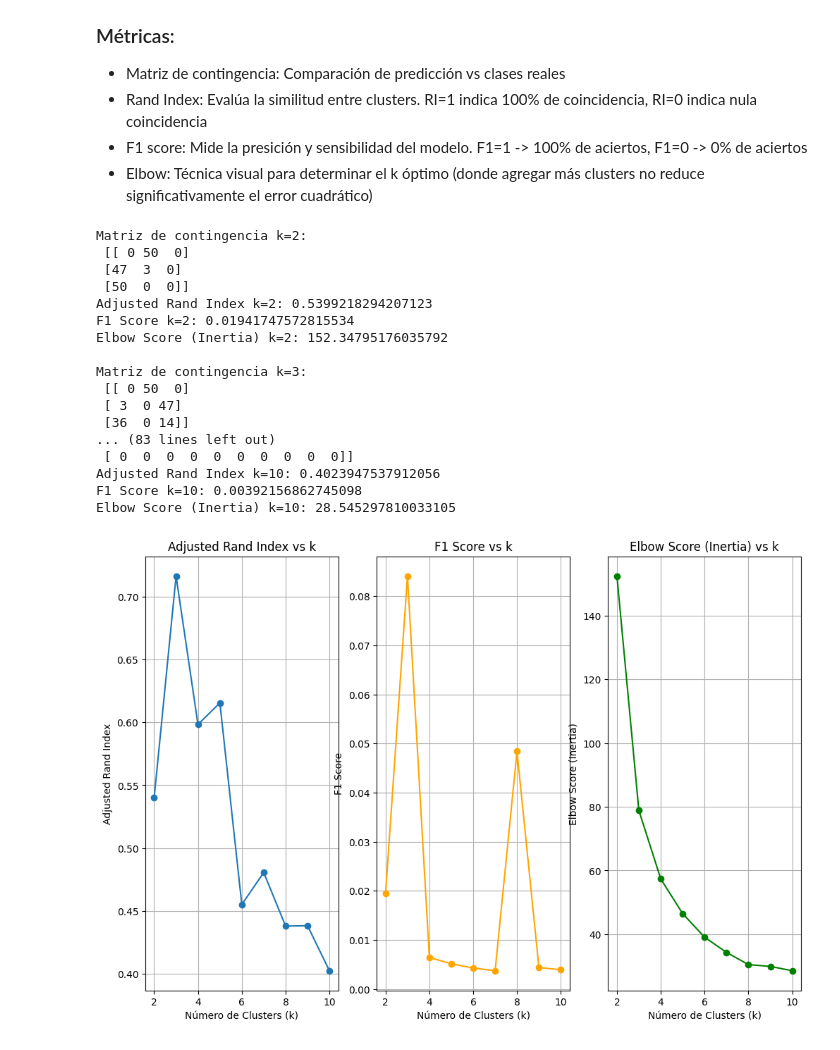
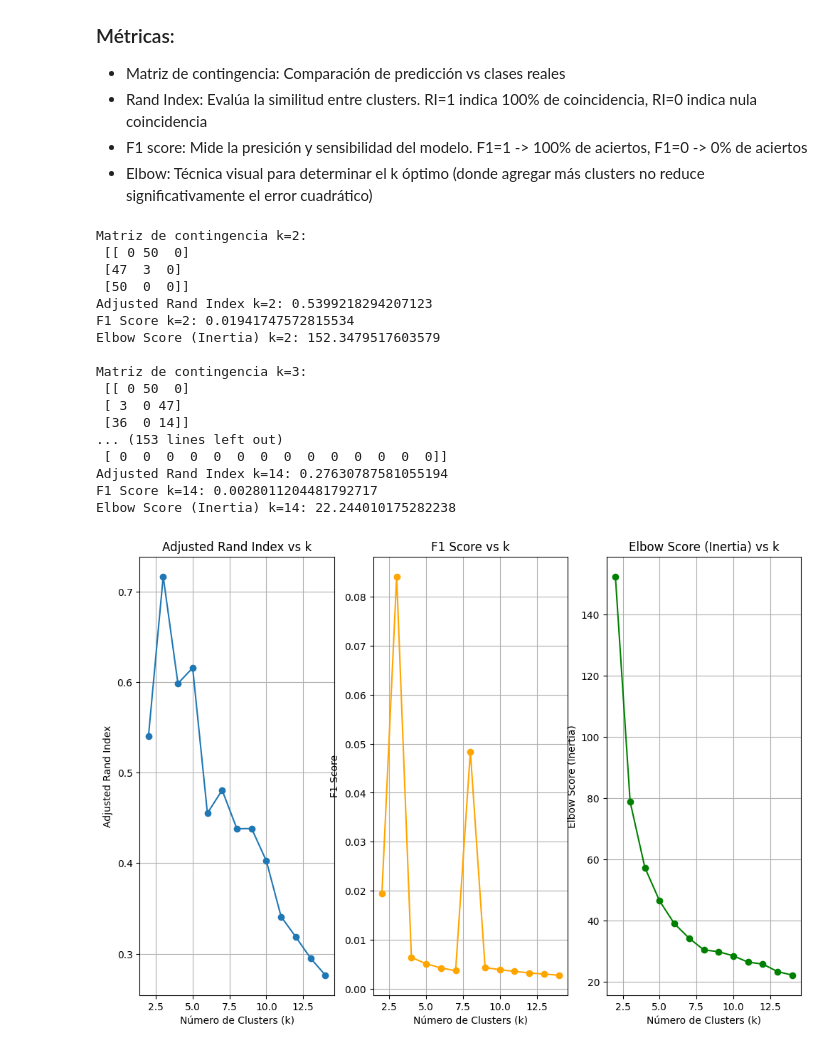
Before and after one commit to Lucasa98/Inteligencia-Computacional-2025, a Jupyter notebook: Práctica/Guia4/Ej3.ipynb, the cells around one changed output. Drawn from its saved outputs; the diff is of its cells as text; code cells hidden in the pictures.

```diff
--- a/Práctica/Guia4/Ej3.ipynb
+++ b/Práctica/Guia4/Ej3.ipynb
@@ -23,7 +23,7 @@ x = data.data
 y = data.target
 
 #rango de k a evaluar
-k_values = range(2, 11)
+k_values = range(2, 15)
 
 #listas para almacenar métricas
 confusion_matrixs = []
@@ -60,37 +60,37 @@ plt.plot(k_values, ari_scores, marker='o')
 plt.title('Adjusted Rand Index vs k')
 plt.xlabel('Número de Clusters (k)')
 plt.ylabel('Adjusted Rand Index')
 plt.grid()
 
 plt.subplot(1, 3, 2)
 plt.plot(k_values, f1_scores, marker='o', color='orange')
 plt.title('F1 Score vs k')
 plt.xlabel('Número de Clusters (k)')
 plt.ylabel('F1 Score')
 plt.grid()
 
 plt.subplot(1, 3, 3)
 plt.plot(k_values, elbow_scores, marker='o', color='green')
 plt.title('Elbow Score (Inertia) vs k')
 plt.xlabel('Número de Clusters (k)')
 plt.ylabel('Elbow Score (Inertia)')
 plt.grid()
 # %% [output]
 Matriz de contingencia k=2:
  [[ 0 50  0]
  [47  3  0]
  [50  0  0]]
 Adjusted Rand Index k=2: 0.5399218294207123
 F1 Score k=2: 0.01941747572815534
-Elbow Score (Inertia) k=2: 152.34795176035792
+Elbow Score (Inertia) k=2: 152.3479517603579
 
 Matriz de contingencia k=3:
  [[ 0 50  0]
  [ 3  0 47]
  [36  0 14]]
-... (83 lines left out)
- [ 0  0  0  0  0  0  0  0  0  0]]
-Adjusted Rand Index k=10: 0.4023947537912056
-F1 Score k=10: 0.00392156862745098
-Elbow Score (Inertia) k=10: 28.545297810033105
+... (153 lines left out)
+ [ 0  0  0  0  0  0  0  0  0  0  0  0  0  0]]
+Adjusted Rand Index k=14: 0.27630787581055194
+F1 Score k=14: 0.0028011204481792717
+Elbow Score (Inertia) k=14: 22.244010175282238
-[figure, old version]
+[figure, new version]
```
Also changed, not shown: 2 other files.
